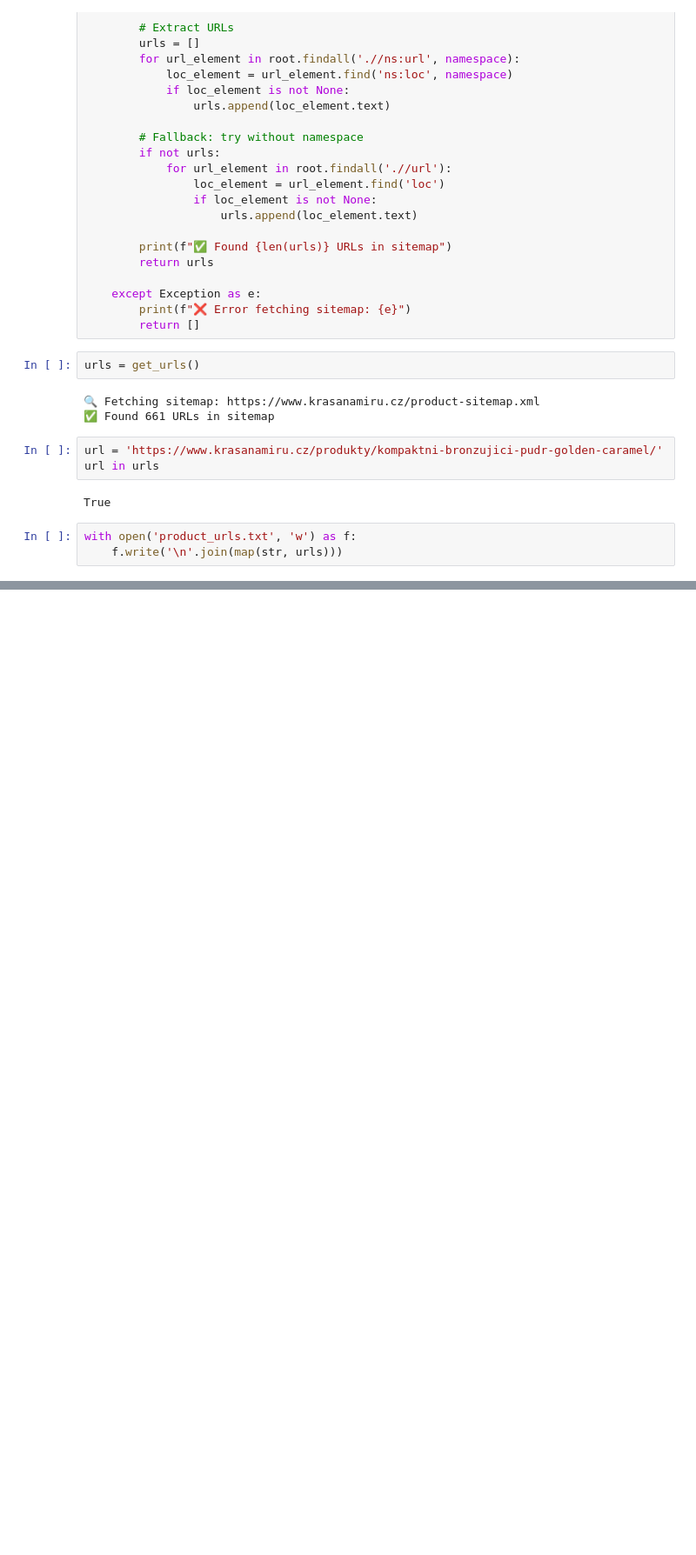
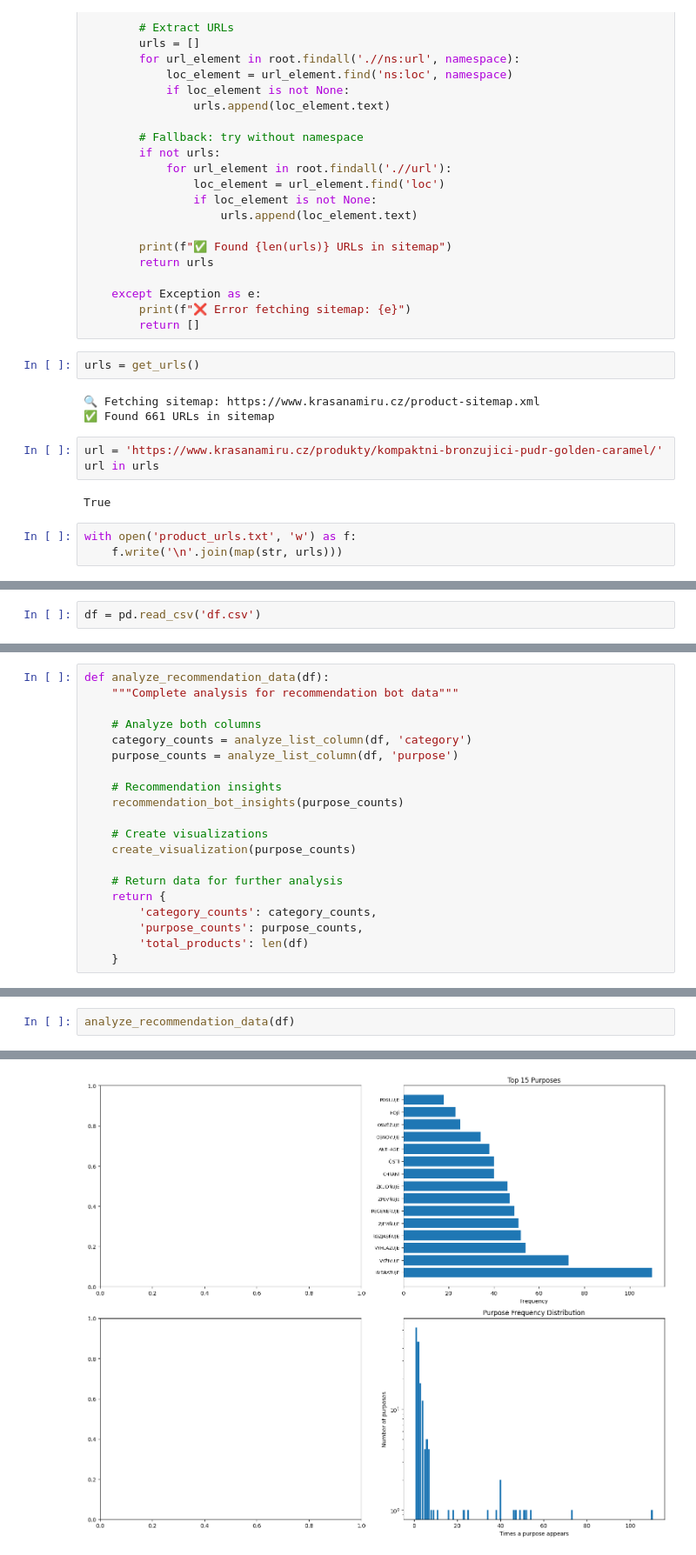
Before and after one commit to ABeGood/crawl-rag, a Jupyter notebook: tests.ipynb, the cells around one changed output, grey strips where cells are left out. Shown at 87% size. Saved outputs shown, nothing was run; the diff lists cells and outputs as text; blank space fills up the shorter version.

```diff
--- a/tests.ipynb
+++ b/tests.ipynb
@@ -58,0 +65,2 @@ with open('product_urls.txt', 'w') as f:
+# %%
+df = pd.read_csv('df.csv')
@@ -58,0 +196,20 @@ with open('product_urls.txt', 'w') as f:
+# %%
+def analyze_recommendation_data(df):
+    """Complete analysis for recommendation bot data"""
+
+    # Analyze both columns
+    category_counts = analyze_list_column(df, 'category')
+    purpose_counts = analyze_list_column(df, 'purpose')
+
+    # Recommendation insights
+    recommendation_bot_insights(purpose_counts)
+
+    # Create visualizations
+    create_visualization(purpose_counts)
+
+    # Return data for further analysis
+    return {
+        'category_counts': category_counts,
+        'purpose_counts': purpose_counts,
+        'total_products': len(df)
+    }
@@ -58,0 +269,3 @@ with open('product_urls.txt', 'w') as f:
+# %%
+analyze_recommendation_data(df)
+# %% [output]
@@ -58,0 +289 @@ with open('product_urls.txt', 'w') as f:
+[figure, added]
```
Also changed, not shown: parts of 17 cells of this notebook, 23 other files.
